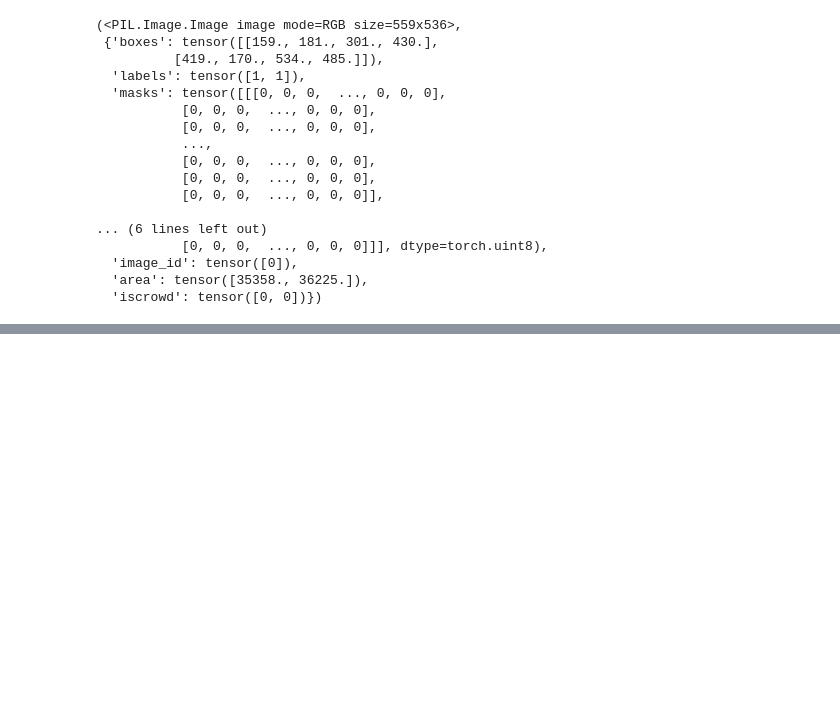
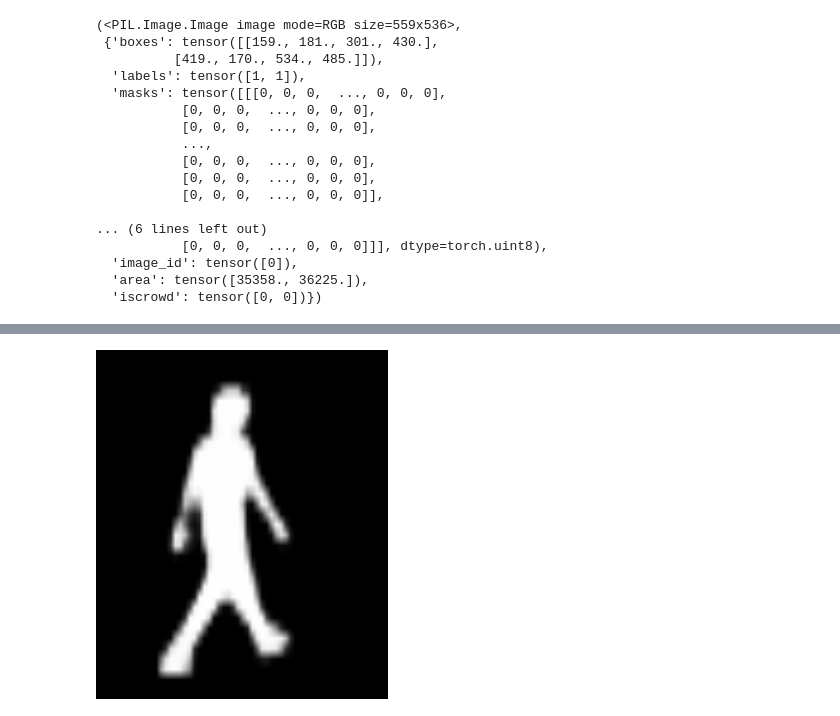
Before and after one commit to seongbae15/StudyPyTorchTutorials, a Jupyter notebook: 03_ImagesVideos/01_TorchvisionObjectDetectionFinetune.ipynb, the cells around one changed output, grey strips where cells are left out. Saved outputs shown, nothing was run; the diff lists cells and outputs as text; code cells hidden in the pictures; blank space fills up the shorter version.

```diff
--- a/03_ImagesVideos/01_TorchvisionObjectDetectionFinetune.ipynb
+++ b/03_ImagesVideos/01_TorchvisionObjectDetectionFinetune.ipynb
@@ -173,3 +173,12 @@ dataset_test = torch.utils.data.Subset(dataset_test, indices[-50:])
 
 data_loader = torch.utils.data.DataLoader(dataset, batch_size=2, shuffle=True, collate_fn=utils.collate_fn)
 data_loader_test = torch.utils.data.DataLoader(dataset_test, batch_size=1, shuffle=False, collate_fn=utils.collate_fn)
+# %%
+device = torch.device("cuda") if torch.cuda.is_available() else torch.device("cpu")
+
+model = get_instance_segmentation_model(num_classes)
+model.to(device)
+
+params = [p for p in model.parameters() if p.requires_grad]
+optimizer = torch.optim.SGD(params, lr=0.005, momentum=0.9, weight_decay=0.0005)
+lr_scheduler = torch.optim.lr_scheduler.StepLR(optimizer, step_size=3, gamma=0.1)
@@ -175,0 +187,9 @@ data_loader_test = torch.utils.data.DataLoader(dataset_test, batch_size=1, shuff
+# %%
+from torch.optim.lr_scheduler import StepLR
+
+num_epochs = 10
+
+for epoch in range(num_epochs):
+    train_one_epoch(model, optimizer, data_loader, device, epoch, print_freq=10)
+    lr_scheduler.step()
+    evaluate(model, data_loader_test, device=device)
@@ -175,0 +246,4 @@ data_loader_test = torch.utils.data.DataLoader(dataset_test, batch_size=1, shuff
+# %%
+Image.fromarray(prediction[0]["masks"][0, 0].mul(255).byte().cpu().numpy())
+# %% [output]
+[figure, added]
```
Also changed, not shown: parts of 5 cells of this notebook.
